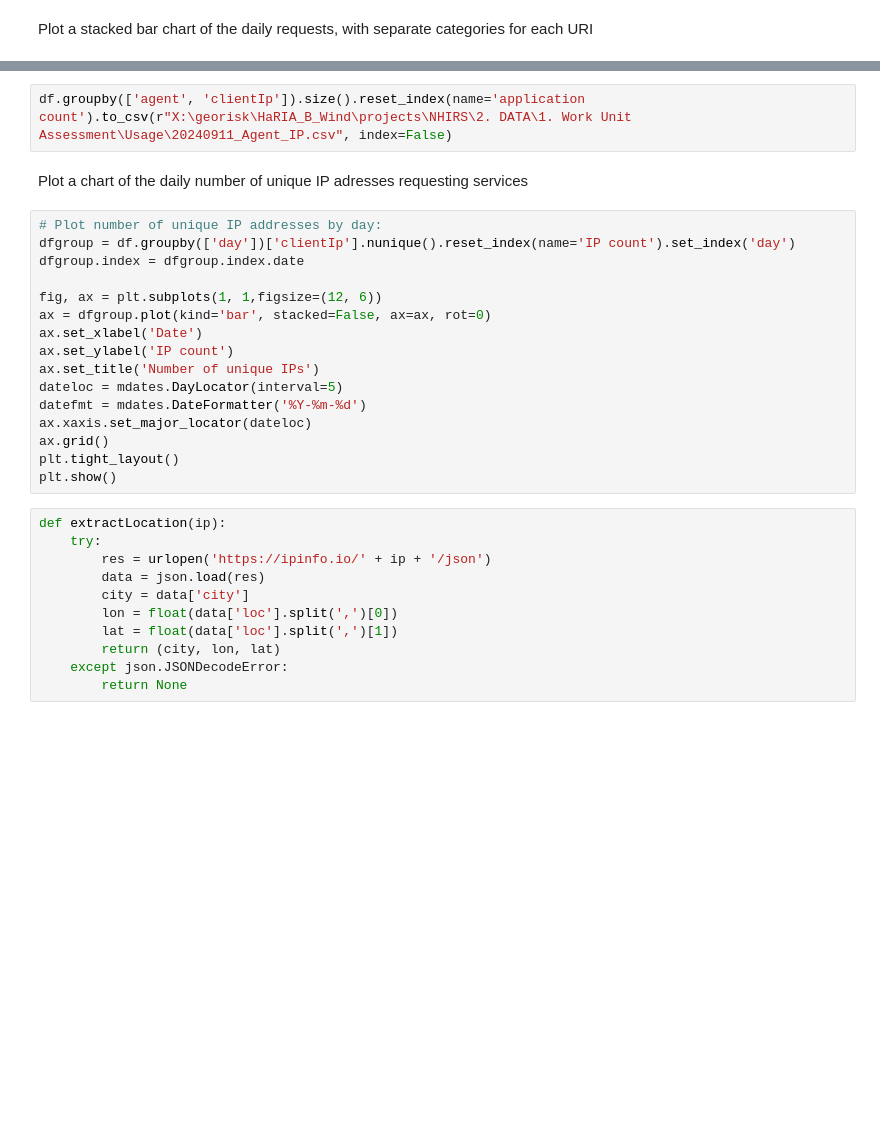
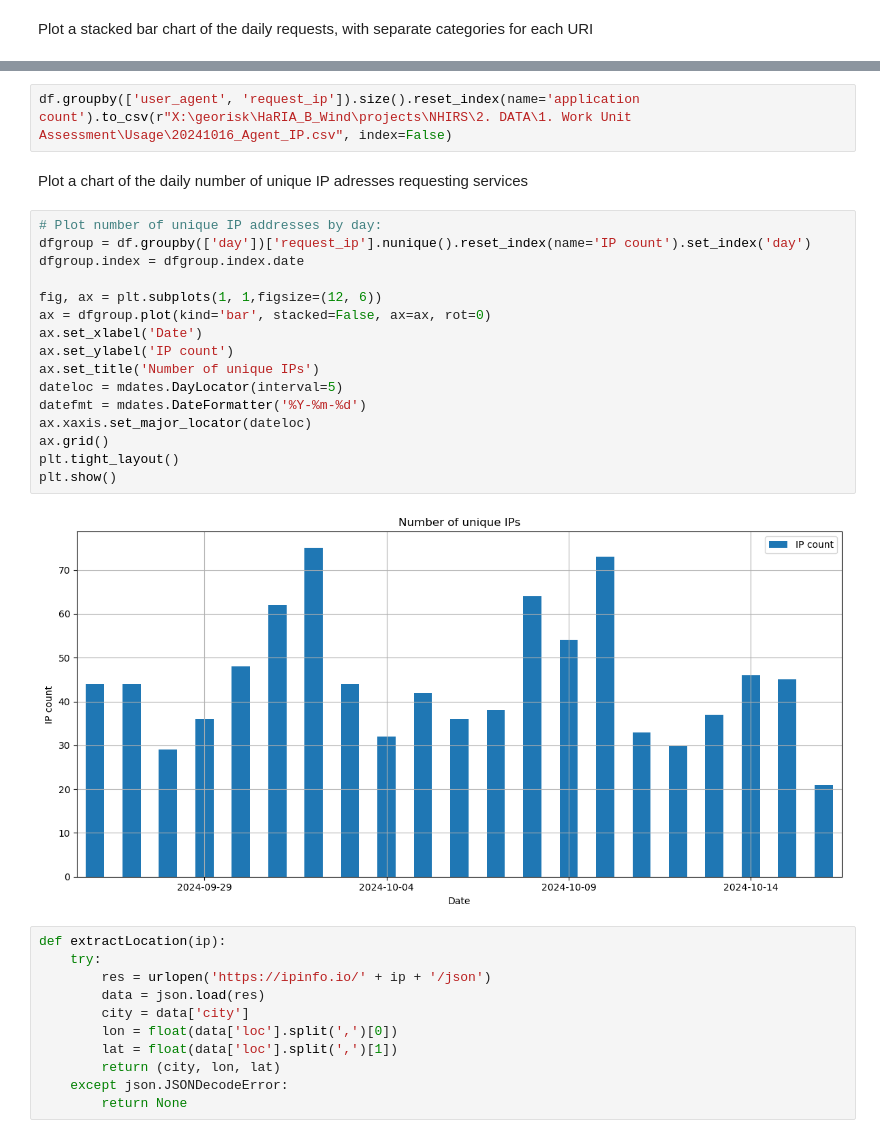
Before and after one commit to GeoscienceAustralia/nhi-process, a Jupyter notebook: analysis/usage/NHIRS usage stats.ipynb, the cells around one changed output, grey strips where cells are left out. Cells and saved outputs as stored; diff of their text form; blank space fills up the shorter version.

```diff
--- a/analysis/usage/NHIRS usage stats.ipynb
+++ b/analysis/usage/NHIRS usage stats.ipynb
@@ -211,23 +201,25 @@ plt.show()
 # %%
-df.groupby(['agent', 'clientIp']).size().reset_index(name='application count').to_csv(r"X:\georisk\HaRIA_B_Wind\projects\NHIRS\2. DATA\1. Work Unit Assessment\Usage\20240911_Agent_IP.csv", index=False)
+df.groupby(['user_agent', 'request_ip']).size().reset_index(name='application count').to_csv(r"X:\georisk\HaRIA_B_Wind\projects\NHIRS\2. DATA\1. Work Unit Assessment\Usage\20241016_Agent_IP.csv", index=False)
 # %% [markdown]
 Plot a chart of the daily number of unique IP adresses requesting services
 # %%
 # Plot number of unique IP addresses by day:
-dfgroup = df.groupby(['day'])['clientIp'].nunique().reset_index(name='IP count').set_index('day')
+dfgroup = df.groupby(['day'])['request_ip'].nunique().reset_index(name='IP count').set_index('day')
 dfgroup.index = dfgroup.index.date
 
 fig, ax = plt.subplots(1, 1,figsize=(12, 6))
 ax = dfgroup.plot(kind='bar', stacked=False, ax=ax, rot=0)
 ax.set_xlabel('Date')
 ax.set_ylabel('IP count')
 ax.set_title('Number of unique IPs')
 dateloc = mdates.DayLocator(interval=5)
 datefmt = mdates.DateFormatter('%Y-%m-%d')
 ax.xaxis.set_major_locator(dateloc)
 ax.grid()
 plt.tight_layout()
 plt.show()
+# %% [output]
+[figure, added]
 # %%
 def extractLocation(ip):
     try:
```
Also changed, not shown: parts of 17 cells of this notebook.
